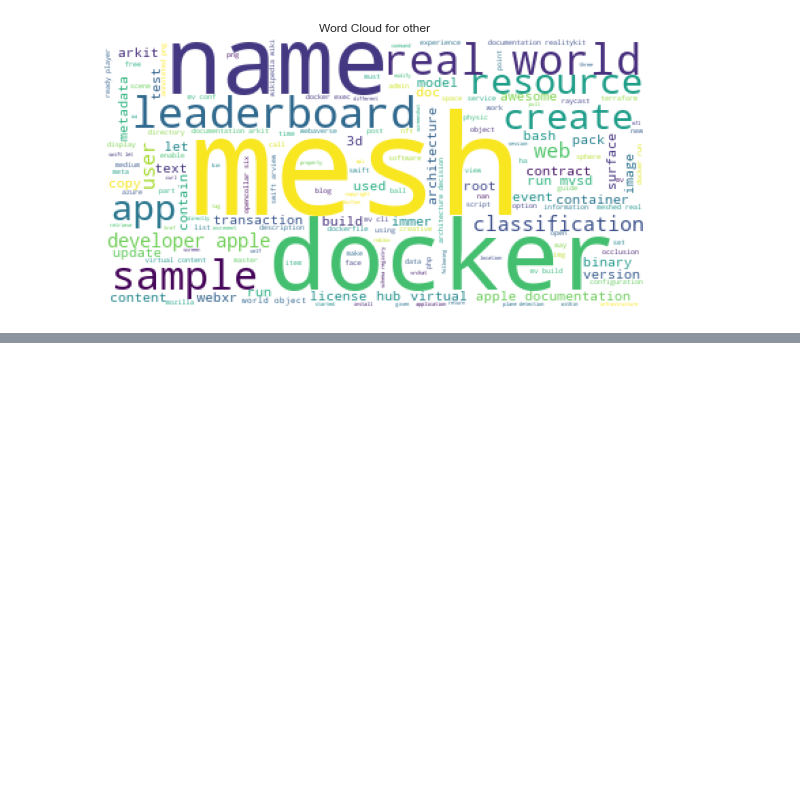
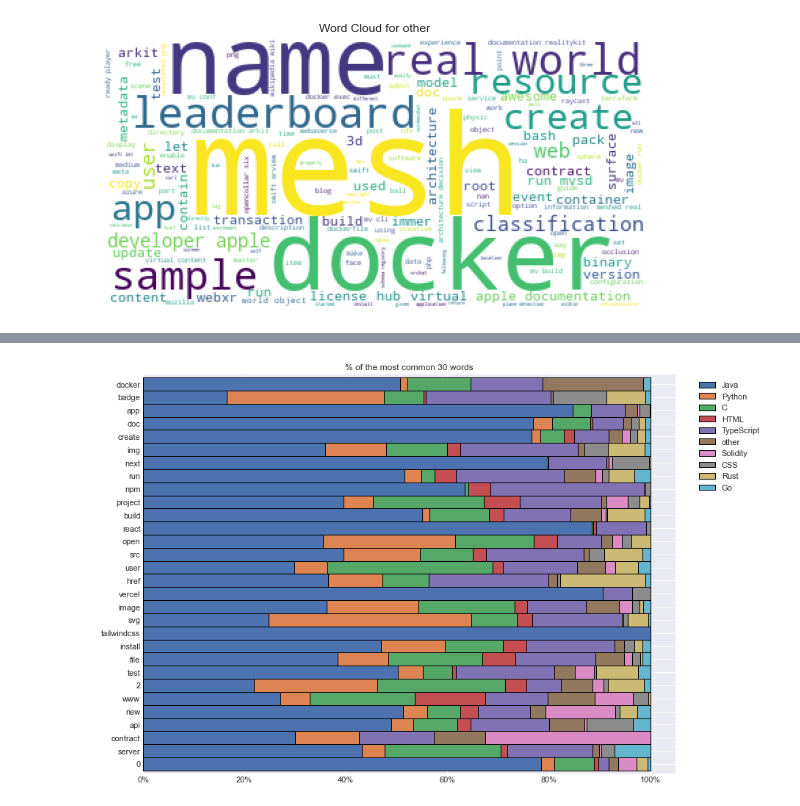
Before and after one commit to MBM-nlp/github_classification_project, a Jupyter notebook: prepare_explore_bg.ipynb, the cells around one changed output, grey strips where cells are left out. Cells and saved outputs as stored; diff of their text form; code cells hidden in the pictures; blank space fills up the shorter version.

```diff
--- a/prepare_explore_bg.ipynb
+++ b/prepare_explore_bg.ipynb
@@ -664,0 +707,2 @@ word_cloud(train, 'other')
+# %%
+word_counts = word_counts(train)
@@ -664,0 +720,24 @@ word_cloud(train, 'other')
+# %%
+def common_words(word_counts):
+    '''
+    This function take in a variable from word_count function and create a stack bar plot
+    to see which word is common in the README for each category of langue
+    '''
+    # axis=1 in .apply means row by row
+    word_counts.sort_values(by='all', ascending=False).head(30)\
+    .apply(lambda row: row / row['all'], axis=1).sort_values(by='all')\
+    .drop(columns='all')\
+    .plot.barh(stacked=True, width=1, ec='black')
+
+    plt.title(f'% of the most common 30 words')
+    plt.legend(bbox_to_anchor= (1.03,1))
+
+    plt.gca().xaxis.set_major_formatter(mpl.ticker.FuncFormatter('{:.0%}'.format))
+    plt.show()
+# %%
+plt.rc('figure', figsize=(13, 10))
+plt.rc('font', size=16)
+plt.style.use('seaborn-darkgrid')
+common_words(word_counts)
+# %% [output]
+[figure, added]
```
Also changed, not shown: parts of 22 cells of this notebook.
